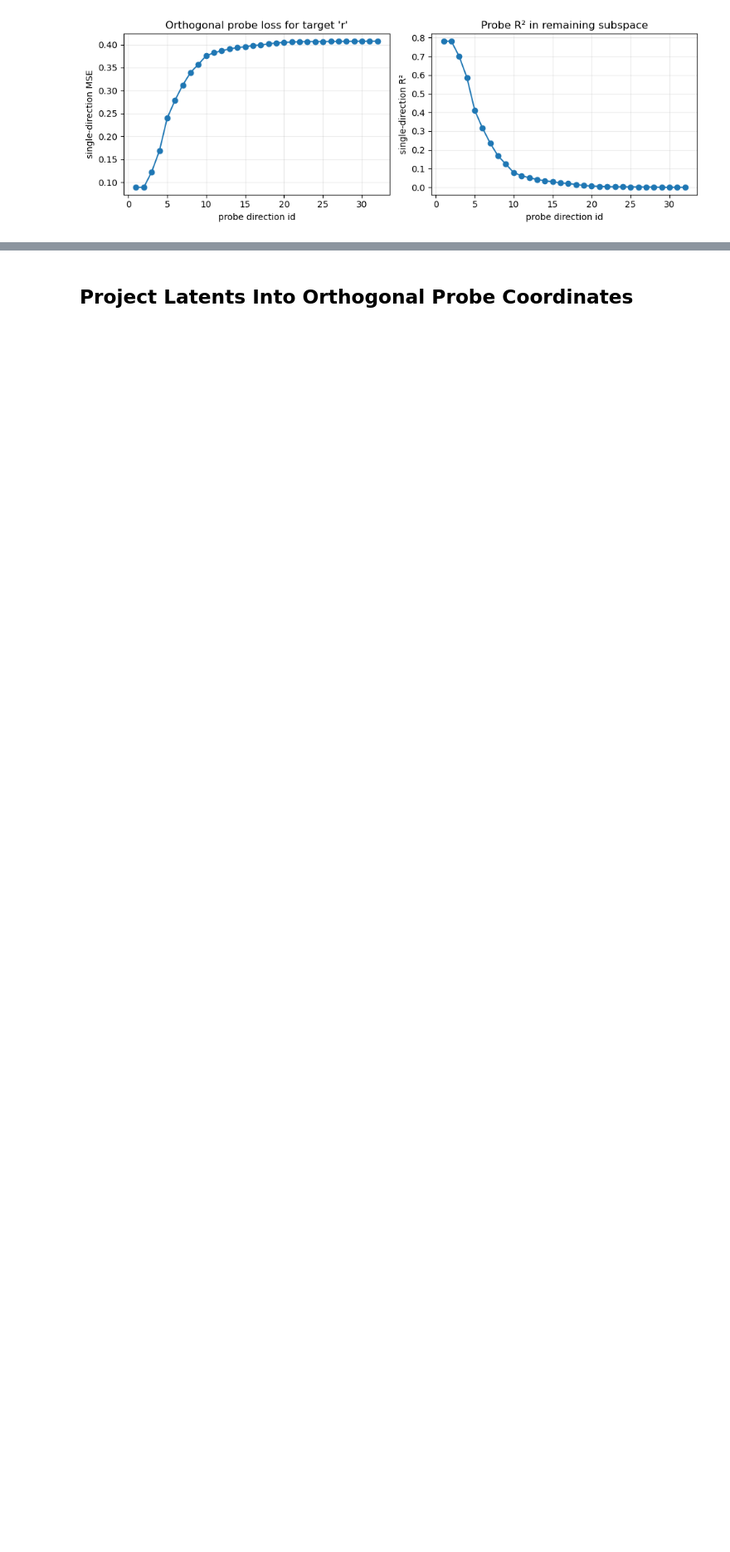
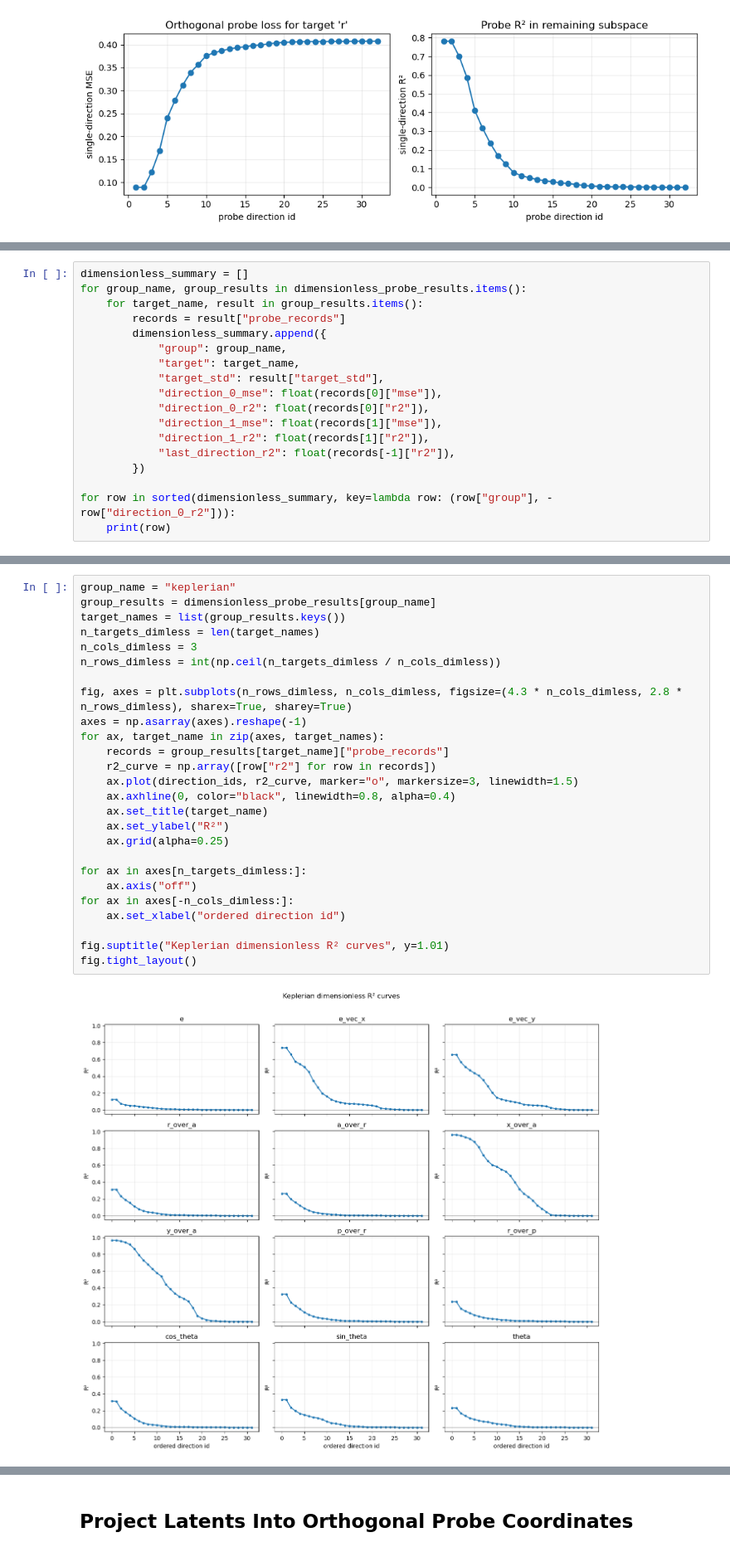
Before and after one commit to dyu056/newton-kepler, a Jupyter notebook: orthogonal_linear_probe_basis_normal_experiment.executed.ipynb, the cells around one changed output, grey strips where cells are left out. Shown at 83% size. Drawn from its saved outputs; the diff is of its cells as text; blank space fills up the shorter version.

```diff
--- a/orthogonal_linear_probe_basis_normal_experiment.executed.ipynb
+++ b/orthogonal_linear_probe_basis_normal_experiment.executed.ipynb
@@ -512,0 +644,18 @@ for target_name in target_plot_order:
+# %%
+dimensionless_summary = []
+for group_name, group_results in dimensionless_probe_results.items():
+    for target_name, result in group_results.items():
+        records = result["probe_records"]
+        dimensionless_summary.append({
+            "group": group_name,
+            "target": target_name,
+            "target_std": result["target_std"],
+            "direction_0_mse": float(records[0]["mse"]),
+            "direction_0_r2": float(records[0]["r2"]),
+            "direction_1_mse": float(records[1]["mse"]),
+            "direction_1_r2": float(records[1]["r2"]),
+            "last_direction_r2": float(records[-1]["r2"]),
+        })
+
+for row in sorted(dimensionless_summary, key=lambda row: (row["group"], -row["direction_0_r2"])):
+    print(row)
@@ -512,0 +684,28 @@ for target_name in target_plot_order:
+# %%
+group_name = "keplerian"
+group_results = dimensionless_probe_results[group_name]
+target_names = list(group_results.keys())
+n_targets_dimless = len(target_names)
+n_cols_dimless = 3
+n_rows_dimless = int(np.ceil(n_targets_dimless / n_cols_dimless))
+
+fig, axes = plt.subplots(n_rows_dimless, n_cols_dimless, figsize=(4.3 * n_cols_dimless, 2.8 * n_rows_dimless), sharex=True, sharey=True)
+axes = np.asarray(axes).reshape(-1)
+for ax, target_name in zip(axes, target_names):
+    records = group_results[target_name]["probe_records"]
+    r2_curve = np.array([row["r2"] for row in records])
+    ax.plot(direction_ids, r2_curve, marker="o", markersize=3, linewidth=1.5)
+    ax.axhline(0, color="black", linewidth=0.8, alpha=0.4)
+    ax.set_title(target_name)
+    ax.set_ylabel("R²")
+    ax.grid(alpha=0.25)
+
+for ax in axes[n_targets_dimless:]:
+    ax.axis("off")
+for ax in axes[-n_cols_dimless:]:
+    ax.set_xlabel("ordered direction id")
+
+fig.suptitle("Keplerian dimensionless R² curves", y=1.01)
+fig.tight_layout()
+# %% [output]
+[figure, added]
```
Also changed, not shown: parts of 34 cells of this notebook, 1 other file.
